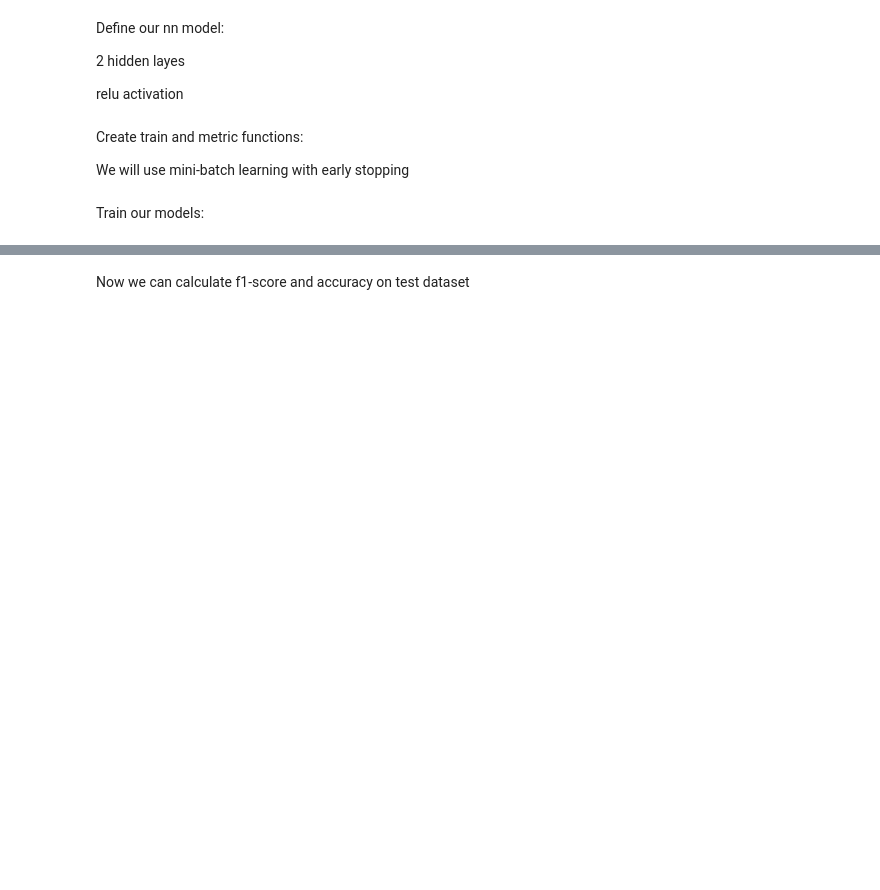
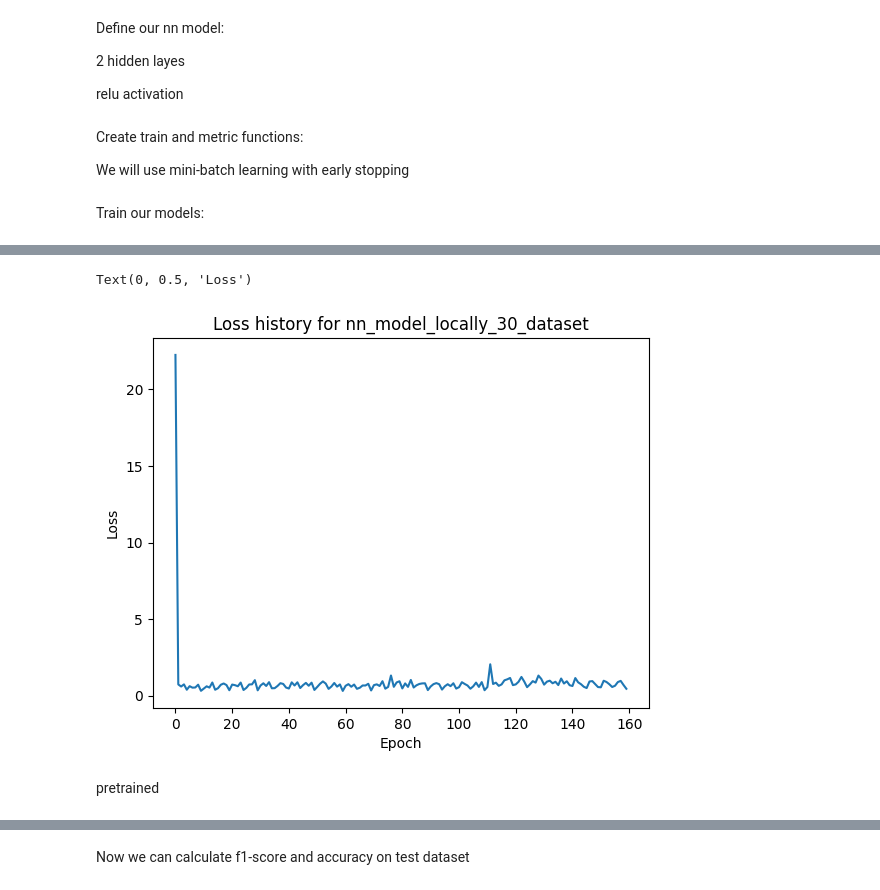
Before and after one commit to randnull/NLP-mini-project, a Jupyter notebook: main.ipynb, the cells around one changed output, grey strips where cells are left out. Cells and saved outputs as stored; diff of their text form; code cells hidden in the pictures; blank space fills up the shorter version.

```diff
--- a/main.ipynb
+++ b/main.ipynb
@@ -107,0 +141,17 @@ model_w2v_locally_train_30_percent.train(
+# %%
+model_w2v_locally_train_5_percent = Word2Vec(
+    vector_size=300,
+    window=4,
+    min_count=1,
+    sg=1,
+    epochs=2000,
+    seed=42,
+    workers=12,
+    negative=6,
+)
+model_w2v_locally_train_5_percent.build_vocab(percent_5_dataset)
+model_w2v_locally_train_5_percent.train(
+    corpus_iterable=percent_5_dataset,
+    total_examples=len(percent_5_dataset),
+    epochs=200,
+)
@@ -193,3 +257,7 @@ y_test_locally_30_ag_news = torch.tensor(test_text["label"], dtype=torch.long)
 X_train_locally_30_ag_news, X_val_locally_30_ag_news, y_train_locally_30_ag_news, y_val_locally_30_ag_news = train_test_split(X_locally_30_ag_news, y_locally_30_ag_news, test_size=0.2, random_state=42)
 # %% [markdown]
 -------------------
+# %%
+# 30 % dataset
+X_locally_5_ag_news = torch.tensor([pool_sentence(sample, model_w2v_locally_train_5_percent) for sample in train_text["text"]], dtype=torch.float32)
+y_locally_5_ag_news = torch.tensor(train_text["label"], dtype=torch.long)
@@ -195,0 +267,2 @@ X_train_locally_30_ag_news, X_val_locally_30_ag_news, y_train_locally_30_ag_news
+# %%
+X_train_locally_5_ag_news, X_val_locally_5_ag_news, y_train_locally_5_ag_news, y_val_locally_5_ag_news = train_test_split(X_locally_5_ag_news, y_locally_5_ag_news, test_size=0.2, random_state=42)
@@ -363,0 +460,17 @@ plt.ylabel('Loss')
+# %%
+nn_model_locally_5_dataset = FNNModel()
+
+loss_history, best_accuracy = train(
+    model_nn=nn_model_locally_5_dataset,
+    loss=torch.nn.CrossEntropyLoss(),
+    opt=torch.optim.Adam,
+    X_train=X_train_locally_5_ag_news,
+    y_train=y_train_locally_5_ag_news,
+    X_valid=X_val_locally_5_ag_news,
+    y_valid=y_val_locally_5_ag_news,
+    lr=0.1,
+    batch_size=64,
+    epochs=100,
+)
+
+print(f'nn_model_locally_5_dataset. Accuracy on valid: {best_accuracy:.4f}')
@@ -364,3 +495,13 @@ plt.ylabel('Loss')
+# %%
+plt.plot(loss_history[4:-1:300])
+plt.title('Loss history for nn_model_locally_30_dataset')
+plt.xlabel('Epoch')
+plt.ylabel('Loss')
+# %% [output]
+Text(0, 0.5, 'Loss')
+[figure, added]
+# %% [markdown]
+pretrained
 # %%
 nn_model_pretrained = FNNModel()
 
```
Also changed, not shown: parts of 24 cells of this notebook.
